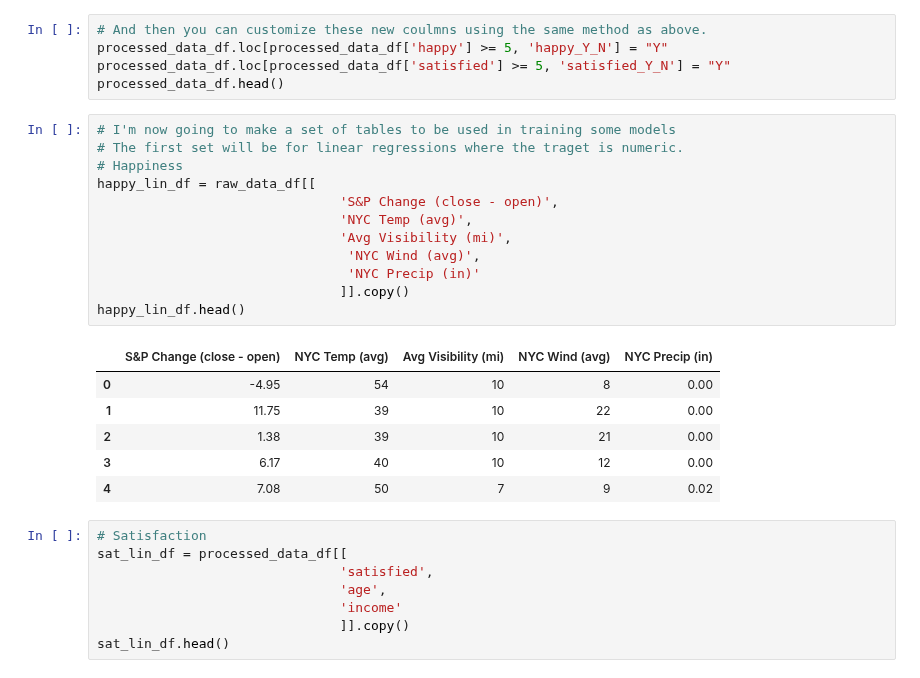
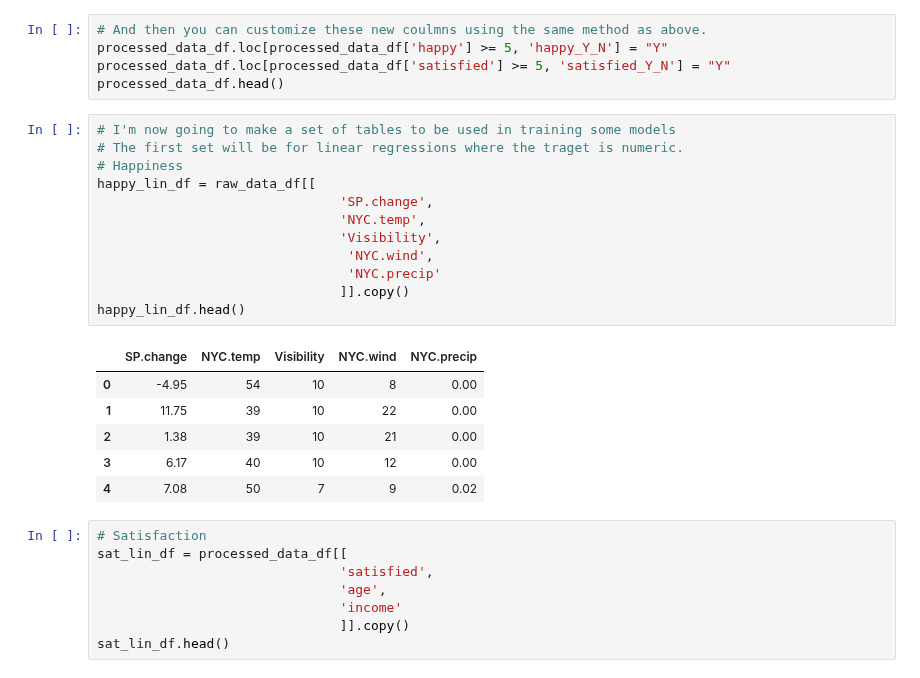
Before and after one commit to colarusso/codingthelaw, a Jupyter notebook: Fall_2017/work/JeffGitsIt/p3/code_sample_1-Copy1.ipynb, the cells around one changed output. Saved outputs shown, nothing was run; the diff lists cells and outputs as text.

```diff
--- a/Fall_2017/work/JeffGitsIt/p3/code_sample_1-Copy1.ipynb
+++ b/Fall_2017/work/JeffGitsIt/p3/code_sample_1-Copy1.ipynb
@@ -244,17 +244,17 @@ processed_data_df.head()
 # %%
 # I'm now going to make a set of tables to be used in training some models
 # The first set will be for linear regressions where the traget is numeric.
 # Happiness
 happy_lin_df = raw_data_df[[
-                               'S&P Change (close - open)',
-                               'NYC Temp (avg)',
-                               'Avg Visibility (mi)',
-                                'NYC Wind (avg)',
-                                'NYC Precip (in)'
+                               'SP.change',
+                               'NYC.temp',
+                               'Visibility',
+                                'NYC.wind',
+                                'NYC.precip'
                                ]].copy()
 happy_lin_df.head()
 # %% [output]
-|  | S&P Change (close - open) | NYC Temp (avg) | Avg Visibility (mi) | NYC Wind (avg) | NYC Precip (in) |
+|  | SP.change | NYC.temp | Visibility | NYC.wind | NYC.precip |
 | 0 | -4.95 | 54 | 10 | 8 | 0.00 |
 | 1 | 11.75 | 39 | 10 | 22 | 0.00 |
 | 2 | 1.38 | 39 | 10 | 21 | 0.00 |
```
Also changed, not shown: parts of 3 cells of this notebook, 1 other file.
